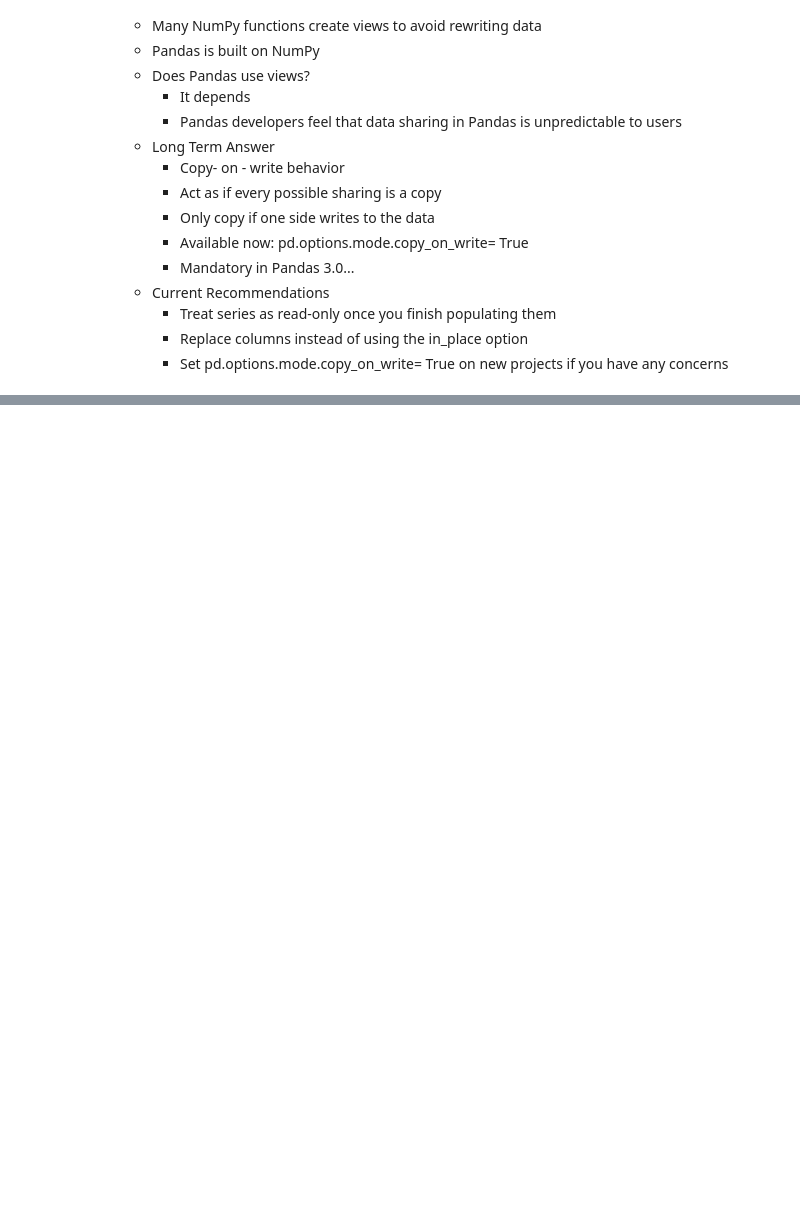
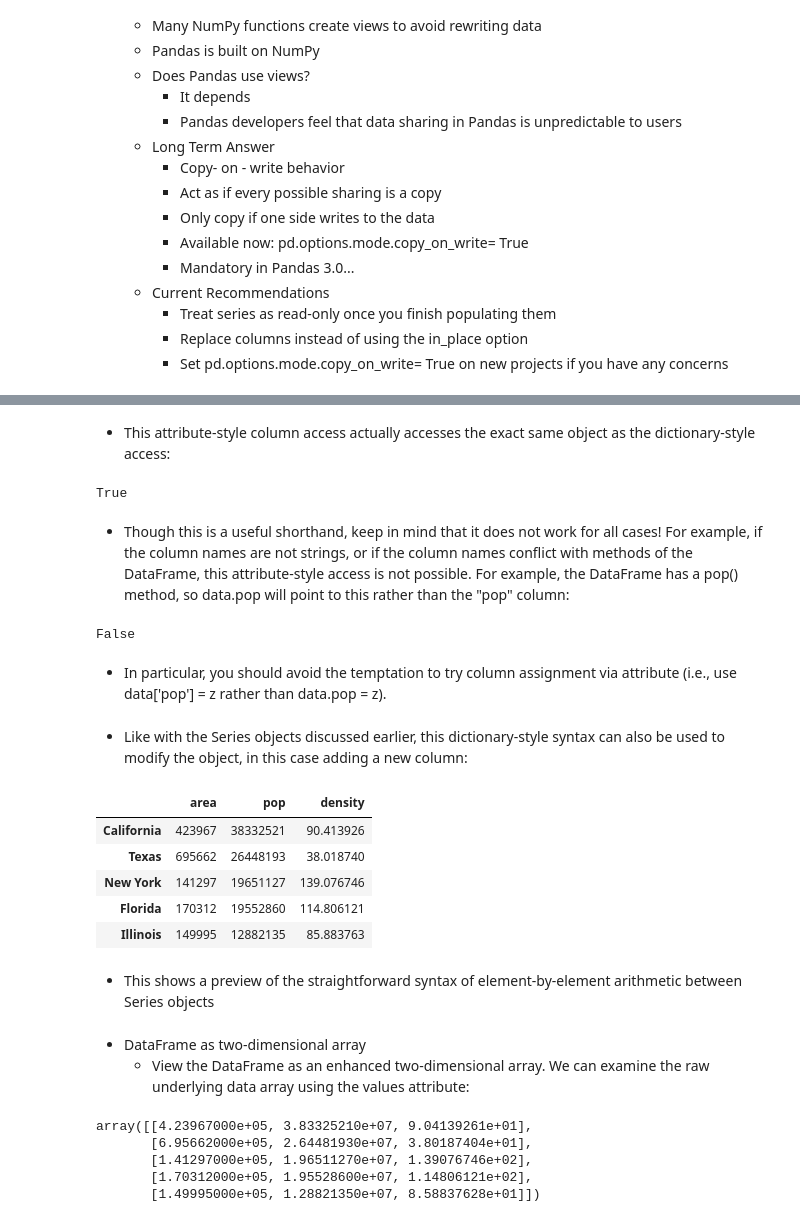
Before and after one commit to kaylamwong/Concepts-Overview-, a Jupyter notebook: Week 8: Working with Data Frames in Pandas.ipynb, the cells around one changed output, grey strips where cells are left out. Cells and saved outputs as stored; diff of their text form; code cells hidden in the pictures; blank space fills up the shorter version.

```diff
--- a/Week 8: Working with Data Frames in Pandas.ipynb
+++ b/Week 8: Working with Data Frames in Pandas.ipynb
@@ -506,0 +658,9 @@ Data Sharing in Pandas
+# %%
+area = pd.Series({'California': 423967, 'Texas': 695662,
+                  'New York': 141297, 'Florida': 170312,
+                  'Illinois': 149995})
+pop = pd.Series({'California': 38332521, 'Texas': 26448193,
+                 'New York': 19651127, 'Florida': 19552860,
+                 'Illinois': 12882135})
+data = pd.DataFrame({'area':area, 'pop':pop})
+data
@@ -506,0 +698,39 @@ Data Sharing in Pandas
+# %% [markdown]
+- This attribute-style column access actually accesses the exact same object as the dictionary-style access:
+# %%
+data.area is data['area']
+# %% [output]
+True
+# %% [markdown]
+- Though this is a useful shorthand, keep in mind that it does not work for all cases! For example, if the column names are not strings, or if the column names conflict with methods of the DataFrame, this attribute-style access is not possible. For example, the DataFrame has a pop() method, so data.pop will point to this rather than the "pop" column:
+# %%
+data.pop is data['pop']
+# %% [output]
+False
+# %% [markdown]
+- In particular, you should avoid the temptation to try column assignment via attribute (i.e., use data['pop'] = z rather than data.pop = z).
+# %% [markdown]
+- Like with the Series objects discussed earlier, this dictionary-style syntax can also be used to modify the object, in this case adding a new column:
+# %%
+data['density'] = data['pop'] / data['area']
+data
+# %% [output]
+|  | area | pop | density |
+| California | 423967 | 38332521 | 90.413926 |
+| Texas | 695662 | 26448193 | 38.018740 |
+| New York | 141297 | 19651127 | 139.076746 |
+| Florida | 170312 | 19552860 | 114.806121 |
+| Illinois | 149995 | 12882135 | 85.883763 |
+# %% [markdown]
+- This shows a preview of the straightforward syntax of element-by-element arithmetic between Series objects
+# %% [markdown]
+- DataFrame as two-dimensional array
+  - View the DataFrame as an enhanced two-dimensional array. We can examine the raw underlying data array using the values attribute:
+# %%
+data.values
+# %% [output]
+array([[4.23967000e+05, 3.83325210e+07, 9.04139261e+01],
+       [6.95662000e+05, 2.64481930e+07, 3.80187404e+01],
+       [1.41297000e+05, 1.96511270e+07, 1.39076746e+02],
+       [1.70312000e+05, 1.95528600e+07, 1.14806121e+02],
+       [1.49995000e+05, 1.28821350e+07, 8.58837628e+01]])
```
Also changed, not shown: parts of 60 cells of this notebook.
